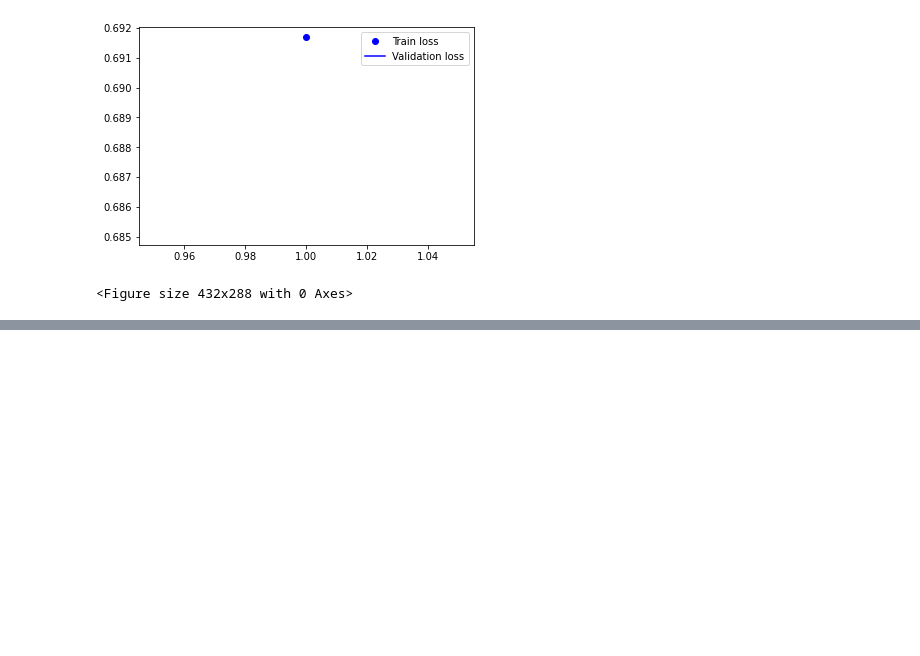
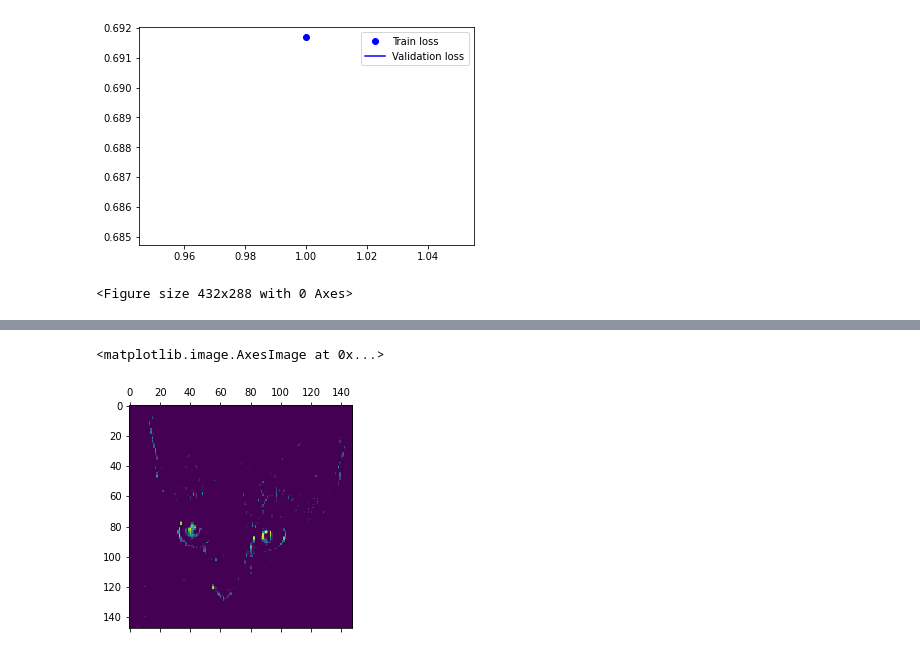
Before and after one commit to TheKoSmOnAvT/MlStudy, a Jupyter notebook: book/catVSdogs/catVSdogs.ipynb, the cells around one changed output, grey strips where cells are left out. Drawn from its saved outputs; the diff is of its cells as text; code cells hidden in the pictures; blank space fills up the shorter version.

```diff
--- a/book/catVSdogs/catVSdogs.ipynb
+++ b/book/catVSdogs/catVSdogs.ipynb
@@ -269,0 +333,5 @@ plt.figure()
+# %%
+plt.matshow(first_layer_activation[0,:,:,4], cmap='viridis')
+# %% [output]
+<matplotlib.image.AxesImage at 0x...>
+[figure, added]
```
Also changed, not shown: parts of 10 cells of this notebook, 1 other file.
